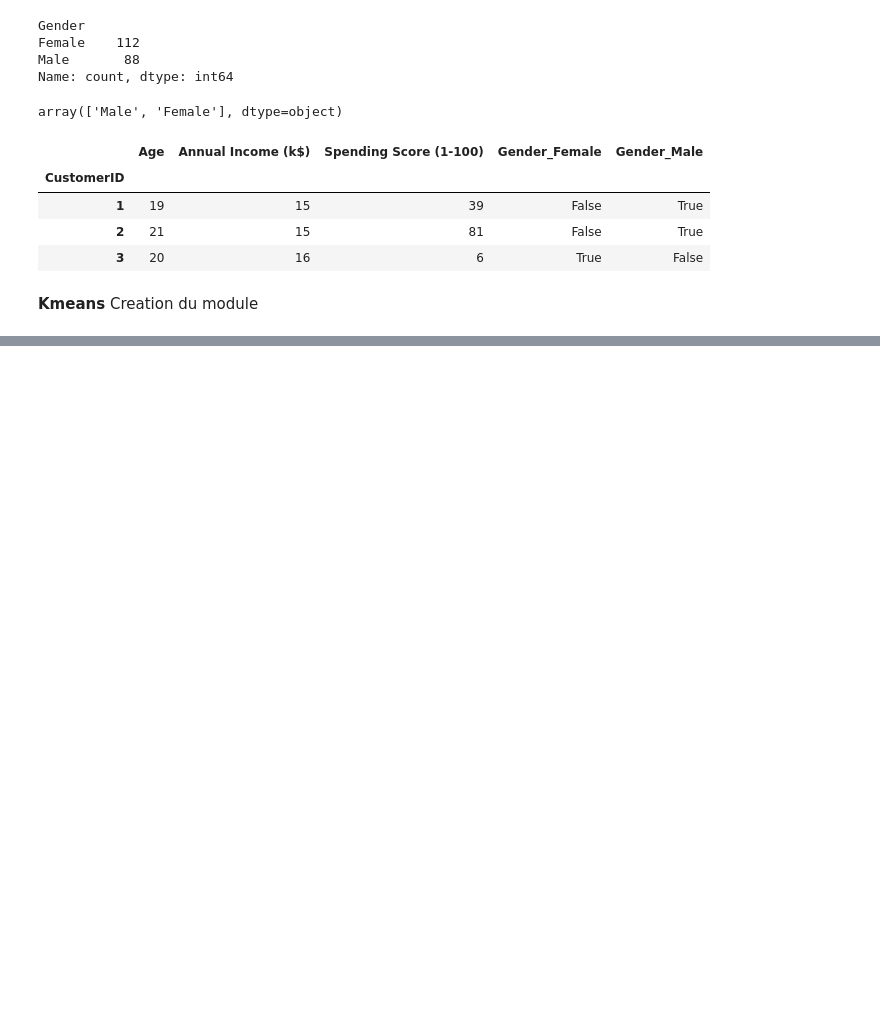
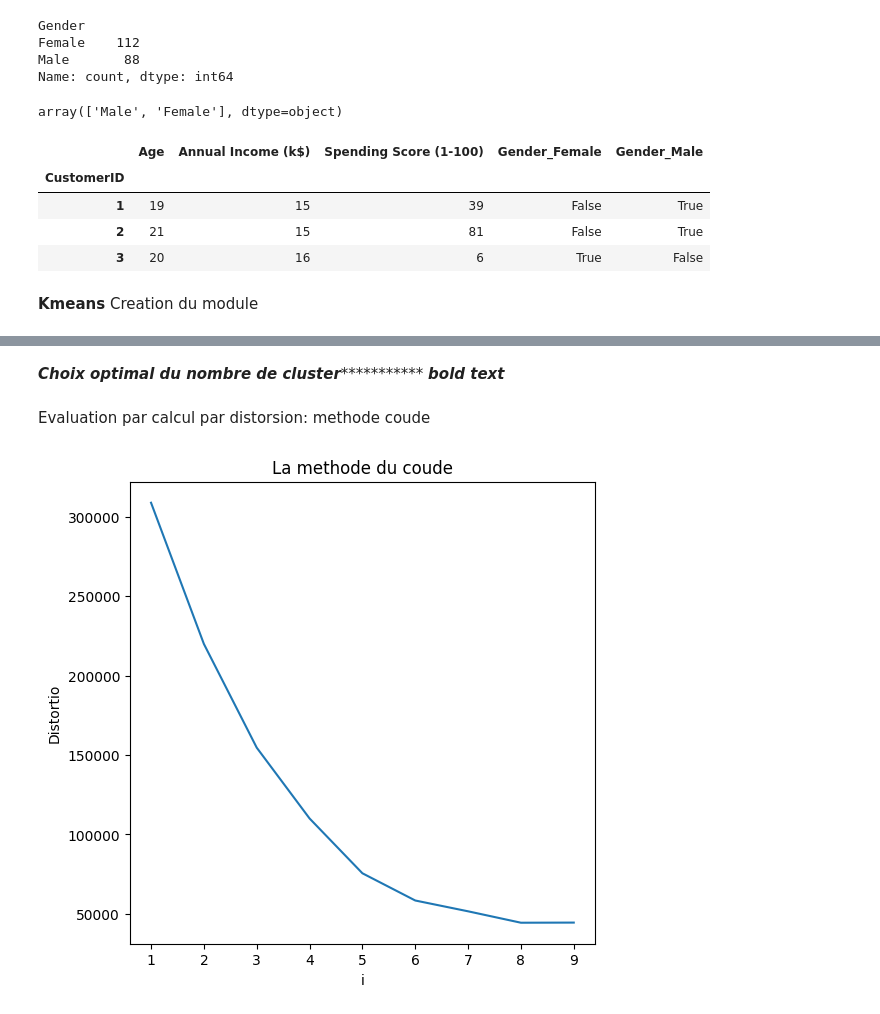
Before and after one commit to douglas-t/acs-community-deployment, a Jupyter notebook: clursering_kmeans.ipynb, the cells around one changed output, grey strips where cells are left out. Saved outputs shown, nothing was run; the diff lists cells and outputs as text; code cells hidden in the pictures; blank space fills up the shorter version.

```diff
--- a/clursering_kmeans.ipynb
+++ b/clursering_kmeans.ipynb
@@ -172,0 +183,23 @@ plt.scatter(data_mall.iloc[:,1], data_mall.iloc[:,2], c=modelKM_5.labels_.astype
+# %% [markdown]
+*******Choix optimal du nombre de cluster****************** ***bold text***
+# %% [markdown]
+Evaluation par calcul par distorsion: methode coude
+# %%
+#Methode distorsion basée l'inertie/variance intra-cluster
+#ModelKM5_inertia:Somme des distances au carrée des échantillons par rapport à leur centre de cluster le plus proche.
+distortions=[]
+k=range(1,10)
+for i in k:
+  modelKM=KMeans(n_clusters=i)
+  modelKM=modelKM.fit(data_mall)
+  distortions.append(modelKM.inertia_)
+#Visualisation de la courbe Eblow
+plt.figure(figsize=(6,6))
+plt.plot(k,distortions)
+
+plt.xlabel('i')
+plt.ylabel('Distortio')
+plt.title('La methode du coude')
+plt.show()
+# %% [output]
+[figure, added]
```
Also changed, not shown: parts of 5 cells of this notebook.
